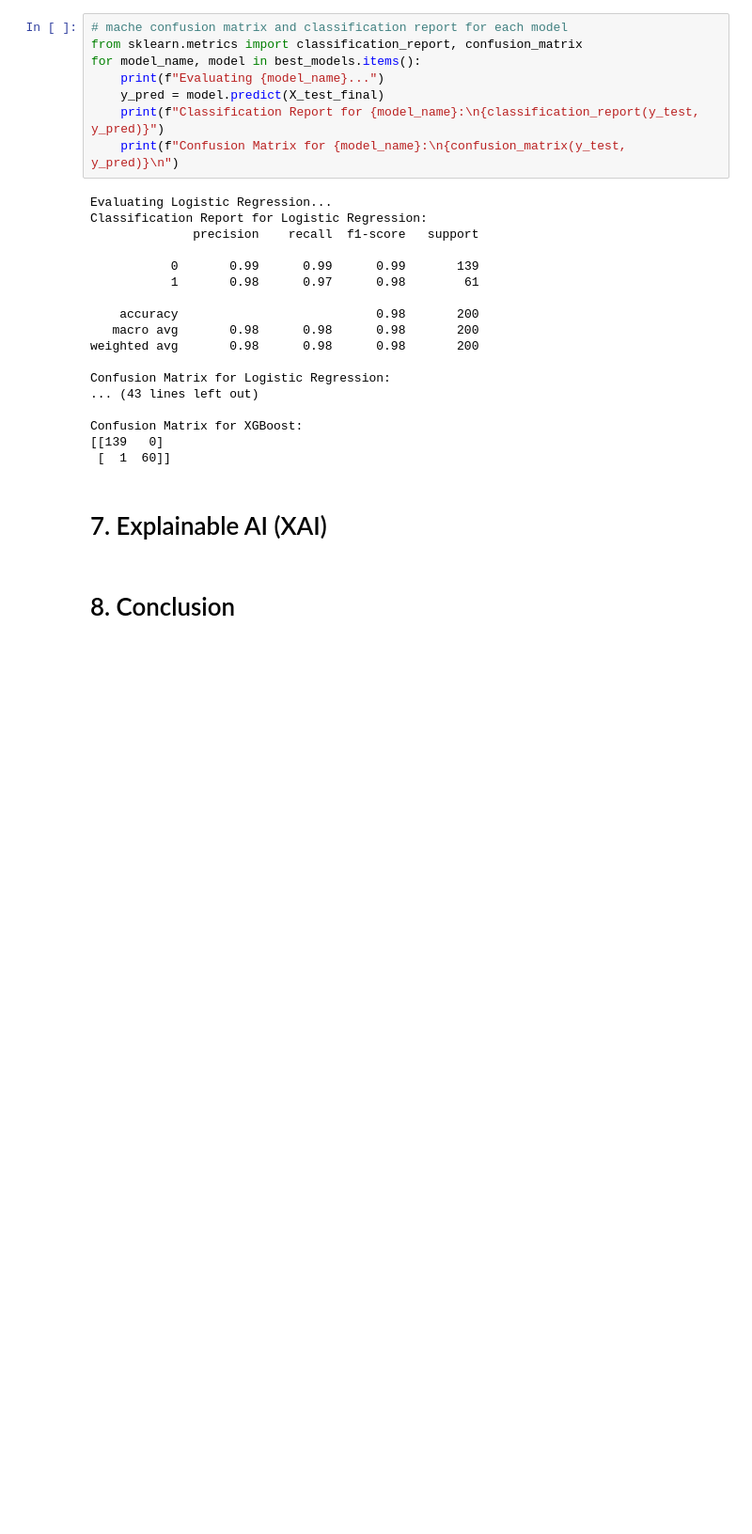
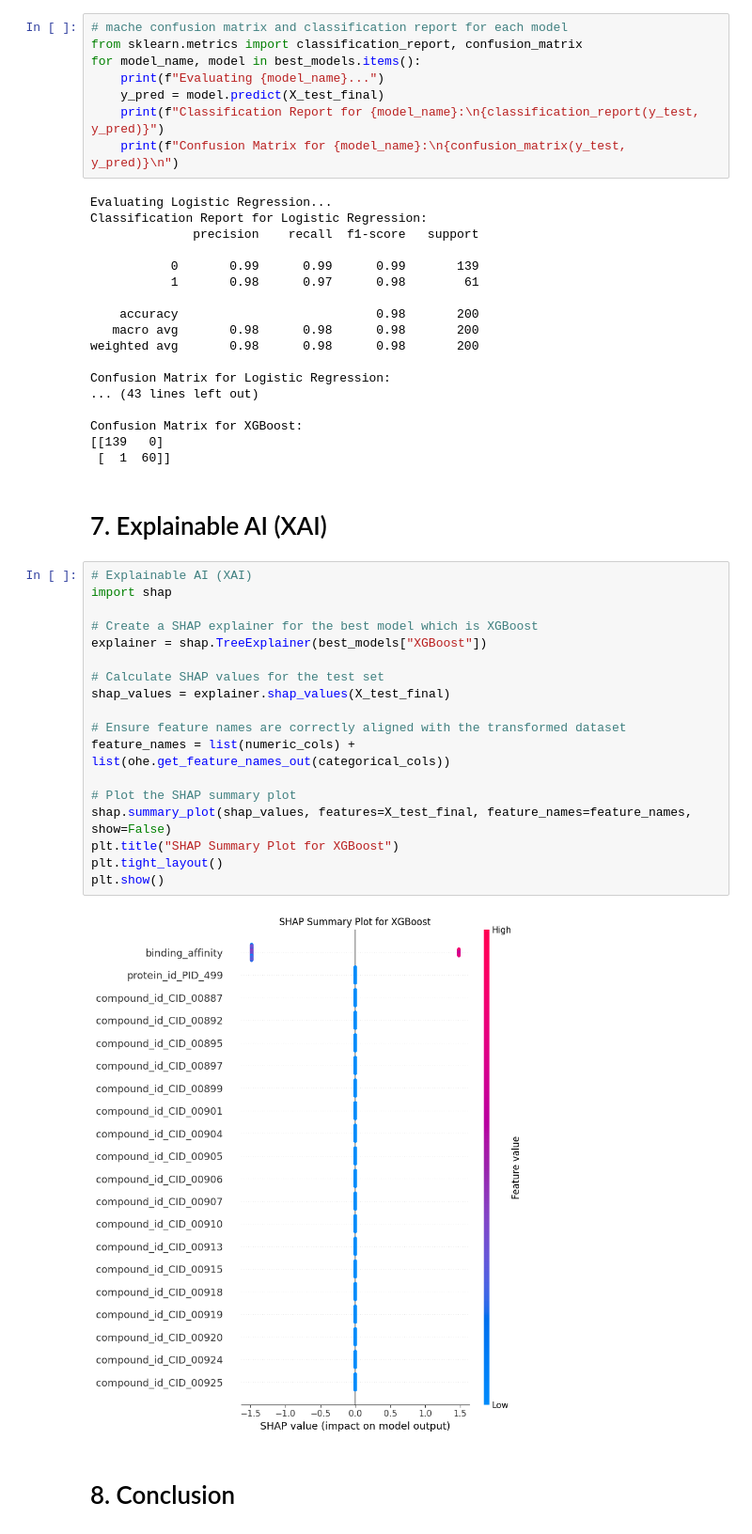
Before and after one commit to CZhakshylykova/Drug-Discovery-Virtual-Screening, a Jupyter notebook: data-expoloration.ipynb, the cells around one changed output. Shown at 94% size. Cells and saved outputs as stored; diff of their text form; blank space fills up the shorter version.

Commit message:
adding shap

```diff
--- a/data-expoloration.ipynb
+++ b/data-expoloration.ipynb
@@ -468,5 +468,25 @@ Confusion Matrix for XGBoost:
  [  1  60]]
 # %% [markdown]
 # 7. Explainable AI (XAI)
+# %%
+# Explainable AI (XAI)
+import shap
+
+# Create a SHAP explainer for the best model which is XGBoost
+explainer = shap.TreeExplainer(best_models["XGBoost"])
+
+# Calculate SHAP values for the test set
+shap_values = explainer.shap_values(X_test_final)
+
+# Ensure feature names are correctly aligned with the transformed dataset
+feature_names = list(numeric_cols) + list(ohe.get_feature_names_out(categorical_cols))
+
+# Plot the SHAP summary plot
+shap.summary_plot(shap_values, features=X_test_final, feature_names=feature_names, show=False)
+plt.title("SHAP Summary Plot for XGBoost")
+plt.tight_layout()
+plt.show()
+# %% [output]
+[figure, added]
 # %% [markdown]
 # 8. Conclusion
```
